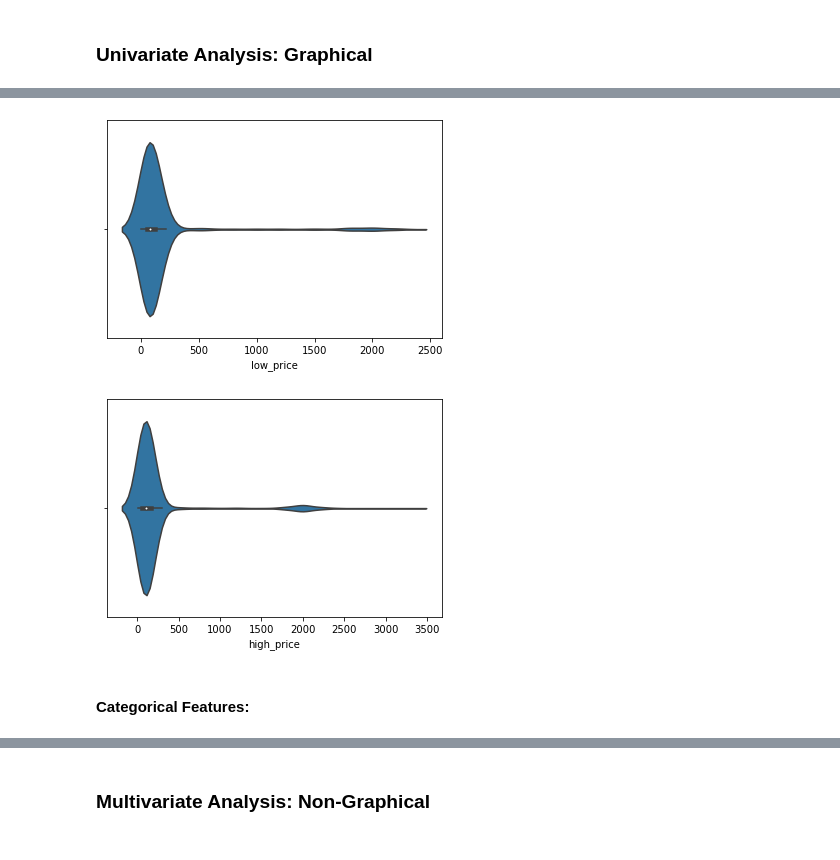
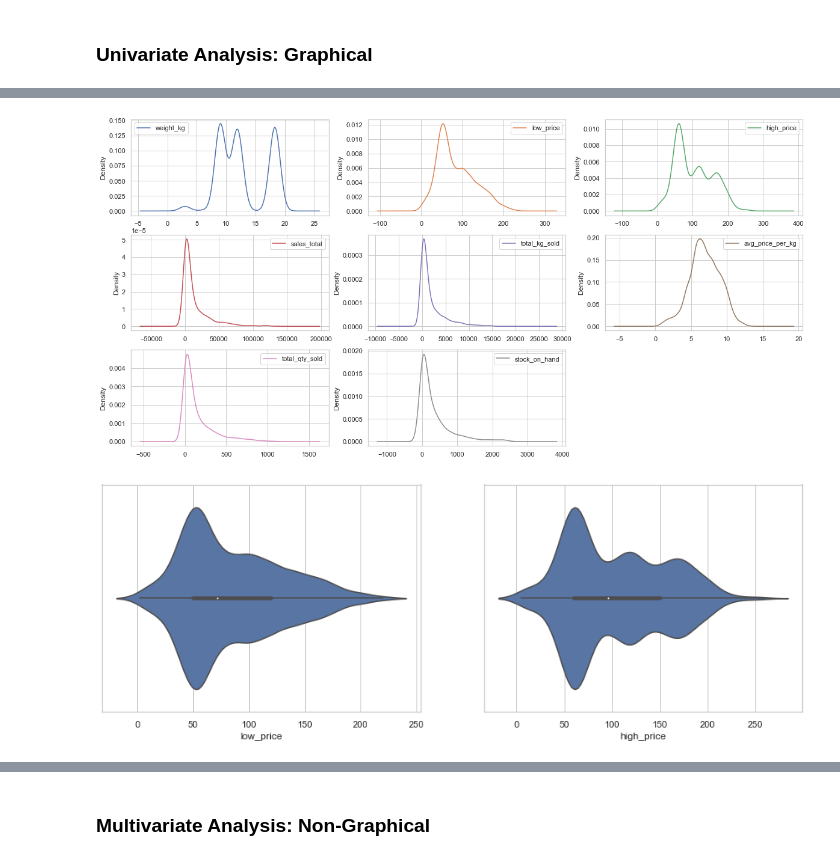
Before and after one commit to Explore-AI/regression-apples-predict-api-template, a Jupyter notebook: katleho-eda-apple-prices-challenge.ipynb, the cells around one changed output, grey strips where cells are left out. Drawn from its saved outputs; the diff is of its cells as text; code cells hidden in the pictures.

```diff
--- a/katleho-eda-apple-prices-challenge.ipynb
+++ b/katleho-eda-apple-prices-challenge.ipynb
@@ -260,0 +308,2 @@ From the above we can see that there is a high number of outlier present in our
+# %%
+sns.set_theme(style="whitegrid")
@@ -260,0 +371,3 @@ From the above we can see that there is a high number of outlier present in our
+# %%
+train_numerical = train.loc[:, 'weight_kg':'avg_price_per_kg'].drop(columns=['commodities','date'])
+train = train[(np.abs(stats.zscore(train_numerical)) < 3).all(axis=1)]
@@ -291,10 +442,14 @@ array([[<AxesSubplot:title={'center':'weight_kg'}>,
+# %%
+train[numerical_features].plot(kind='density', subplots=True, layout=(3, 3), sharex=False)
+
+plt.gcf().set_size_inches(20, 10)
+# %% [output]
+[figure, added]
 # %%
-sns.violinplot(x = 'low_price', data = train)
-plt.show()
-sns.violinplot(x = 'high_price', data = train)
-plt.show()
+fig, ax =plt.subplots(1,2)
+sns.violinplot(x = 'low_price', data = train,ax=ax[0])
+sns.violinplot(x = 'high_price', data = train,ax=ax[1])
+
+plt.gcf().set_size_inches(15, 5)
 # %% [output]
-[figure, old version]
+[figure, new version]
-[figure, removed]
-# %% [markdown]
-#### Categorical Features:
```
Also changed, not shown: parts of 49 cells of this notebook.
